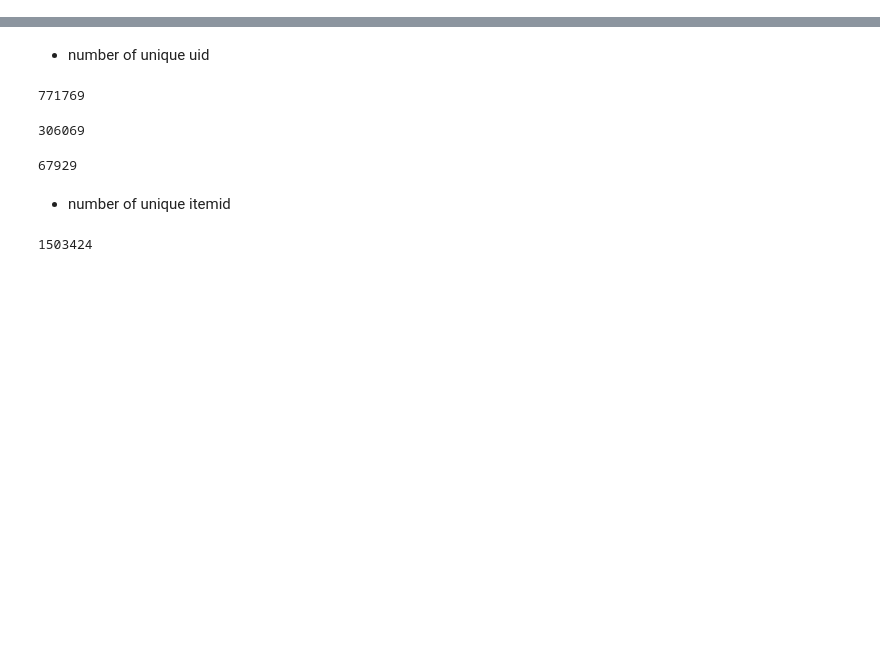
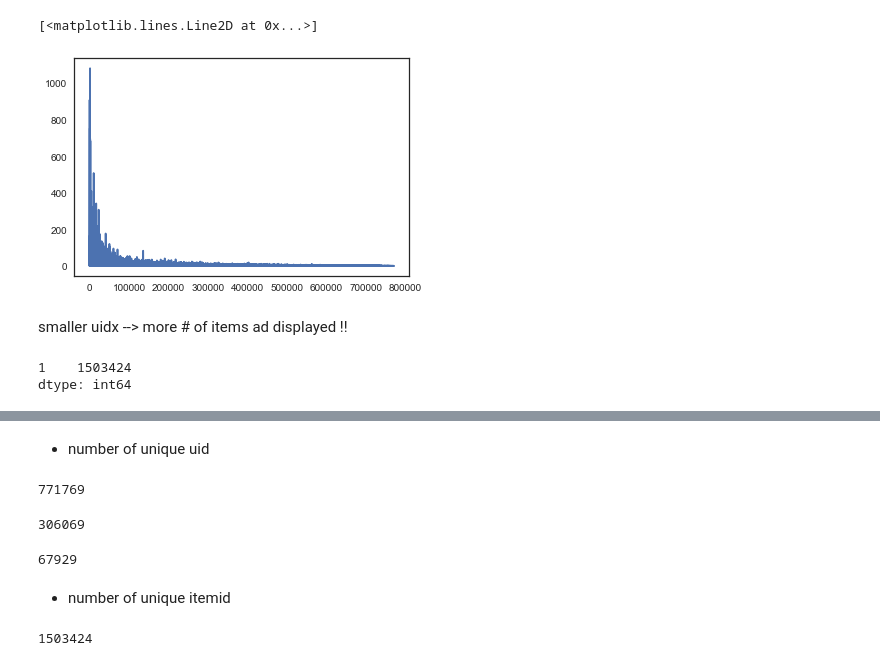
Before and after one commit to ihongChen/kaggle_Avito, a Jupyter notebook: src/eda1.ipynb, the cells around one changed output, grey strips where cells are left out. Drawn from its saved outputs; the diff is of its cells as text; code cells hidden in the pictures; blank space fills up the shorter version.

```diff
--- a/src/eda1.ipynb
+++ b/src/eda1.ipynb
@@ -74,0 +376,7 @@ dtype: object
+# %%
+plt.plot(np.array(ui_trn_csr.sum(axis=1)).flatten()) ## smaller uidx --> larger # of item ad displayed
+# %% [output]
+[<matplotlib.lines.Line2D at 0x...>]
+[figure, added]
+# %% [markdown]
+smaller uidx --> more # of items ad displayed !!
@@ -74,0 +386,5 @@ dtype: object
+# %%
+df_train.groupby(['uidx','iidx']).size().value_counts() ##  uidx-iidx is unique
+# %% [output]
+1    1503424
+dtype: int64
```
Also changed, not shown: parts of 87 cells of this notebook, 3 other files.
